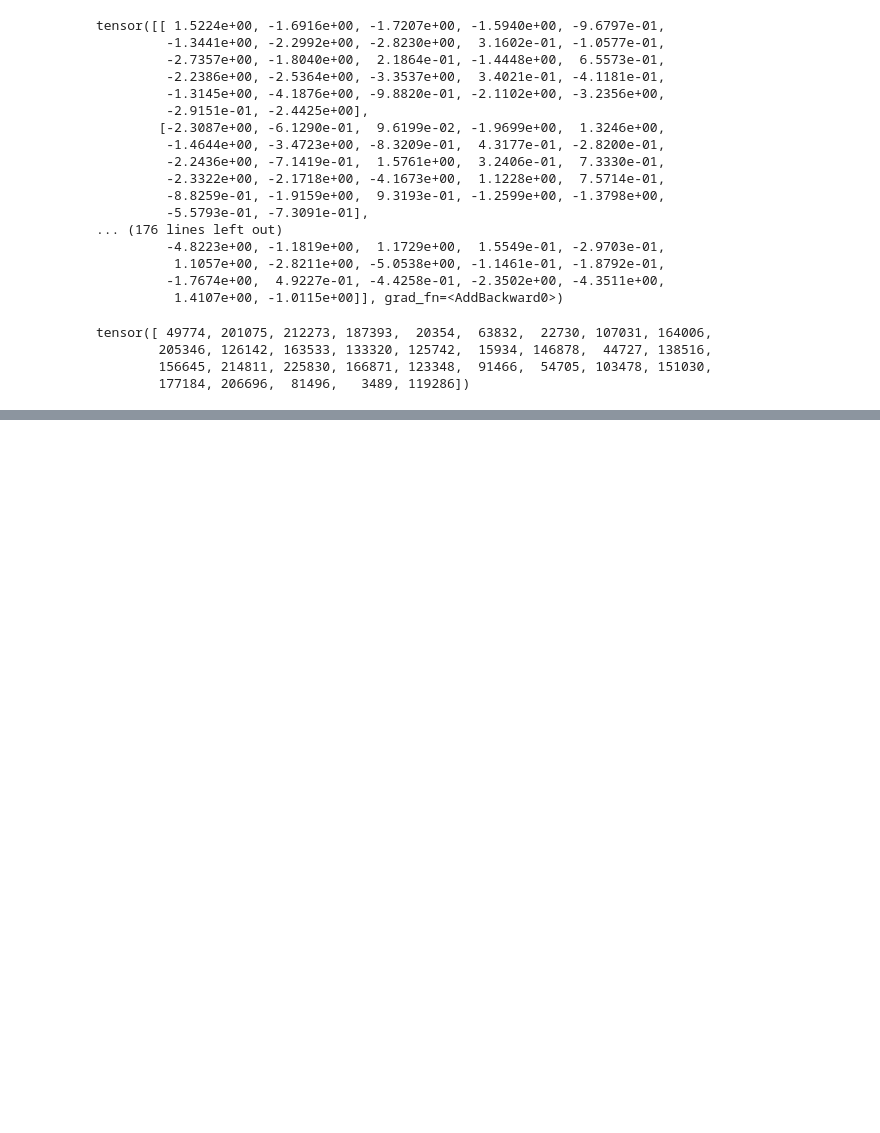
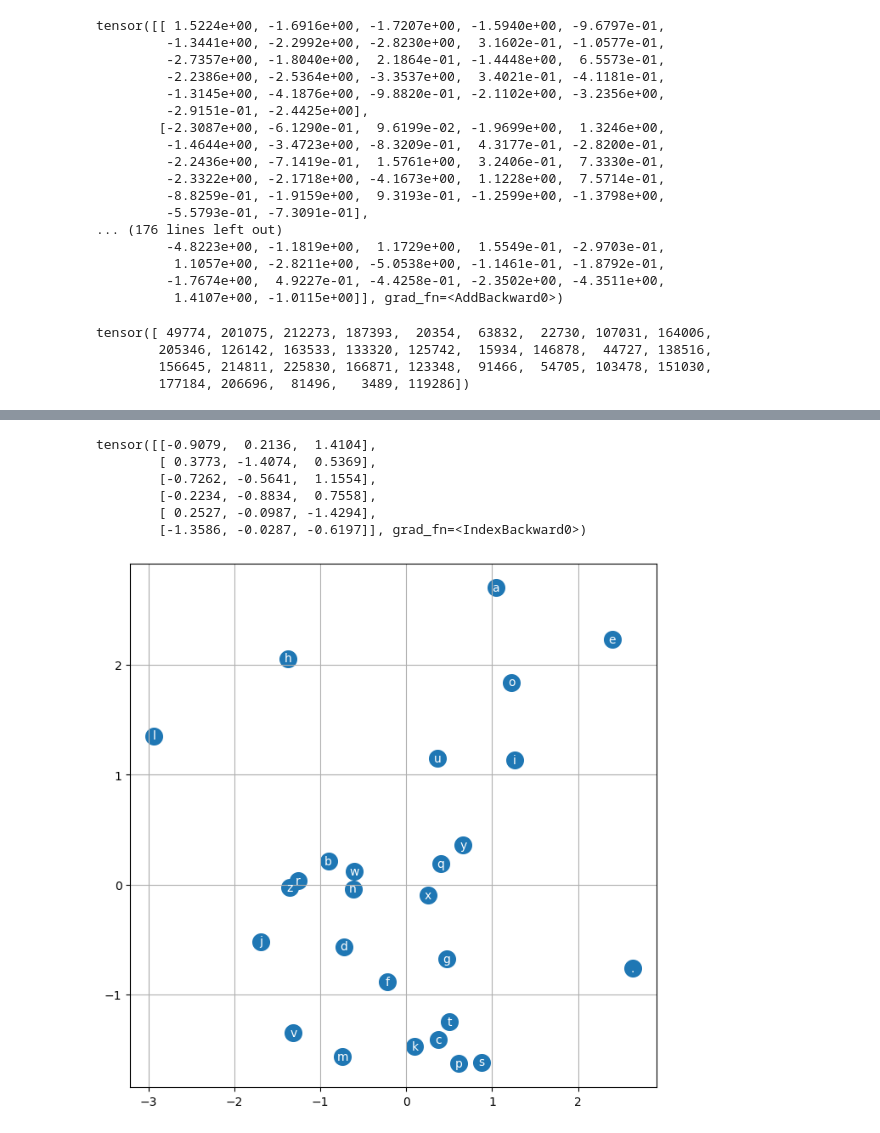
Before and after one commit to Nurdaylight/A-Karpathy-repl, a Jupyter notebook: 12_01_2026.ipynb, the cells around one changed output, grey strips where cells are left out. Saved outputs shown, nothing was run; the diff lists cells and outputs as text; code cells hidden in the pictures; blank space fills up the shorter version.

```diff
--- a/12_01_2026.ipynb
+++ b/12_01_2026.ipynb
@@ -22,6 +22,7 @@ words= data.splitlines()
 # %%
 chars=sorted(set(".".join(words)))
 stoi={j:i for i,j in enumerate(chars)}
+itos={i:j for i,j in enumerate(chars)}
 print(chars)
 stoi["."]
 # %% [output]
@@ -75,8 +76,8 @@ Y=torch.tensor(Y)
 #made respectable
 # %%
 g=torch.Generator().manual_seed(2147483647)
-C=torch.randn((27,2),generator=g)
-W1=torch.randn((6,100),generator=g)*0.1
+C=torch.randn((27,3),generator=g)
+W1=torch.randn((9,100),generator=g)*0.1
 b1=torch.randn((100),generator=g)
 W2=torch.randn((100,27),generator=g)*0.1
 b2=torch.randn((27),generator=g)
@@ -92,7 +93,7 @@ lossi=[]
 for i in range (5000):
   id=torch.randint(0, len(X_tr), (32,), generator=g)
   emb=C[X_tr[id]]
-  h=torch.tanh(emb.view(-1,6)@W1 +b1)
+  h=torch.tanh(emb.view(-1,9)@W1 +b1)
   logits=h@W2+b2
   loss = F.cross_entropy(logits,Y_tr[id])
 
@@ -100,7 +101,7 @@ for i in range (5000):
     p.grad=None #Clearing gradients
   loss.backward()
 
-  lr=-0.1
+  lr=-0.01
   for p in parameters:
     p.data+= lr*p.grad
 #  lossi.append(loss.item())
@@ -177,0 +180,17 @@ TypeError: 'Tensor' object is not callable
+# %%
+C[[2,3,4,6,24,26]]
+# %% [output]
+tensor([[-0.9079,  0.2136,  1.4104],
+        [ 0.3773, -1.4074,  0.5369],
+        [-0.7262, -0.5641,  1.1554],
+        [-0.2234, -0.8834,  0.7558],
+        [ 0.2527, -0.0987, -1.4294],
+        [-1.3586, -0.0287, -0.6197]], grad_fn=<IndexBackward0>)
+# %%
+plt.figure(figsize=(8,8))
+plt.scatter(C[:,0].data, C[:,1].data, s=200)
+for i in range(C.shape[0]):
+    plt.text(C[i,0].item(), C[i,1].item(), itos[i], ha="center", va="center", color='white')
+plt.grid('minor')
+# %% [output]
+[figure, added]
```
Also changed, not shown: parts of 6 cells of this notebook.
